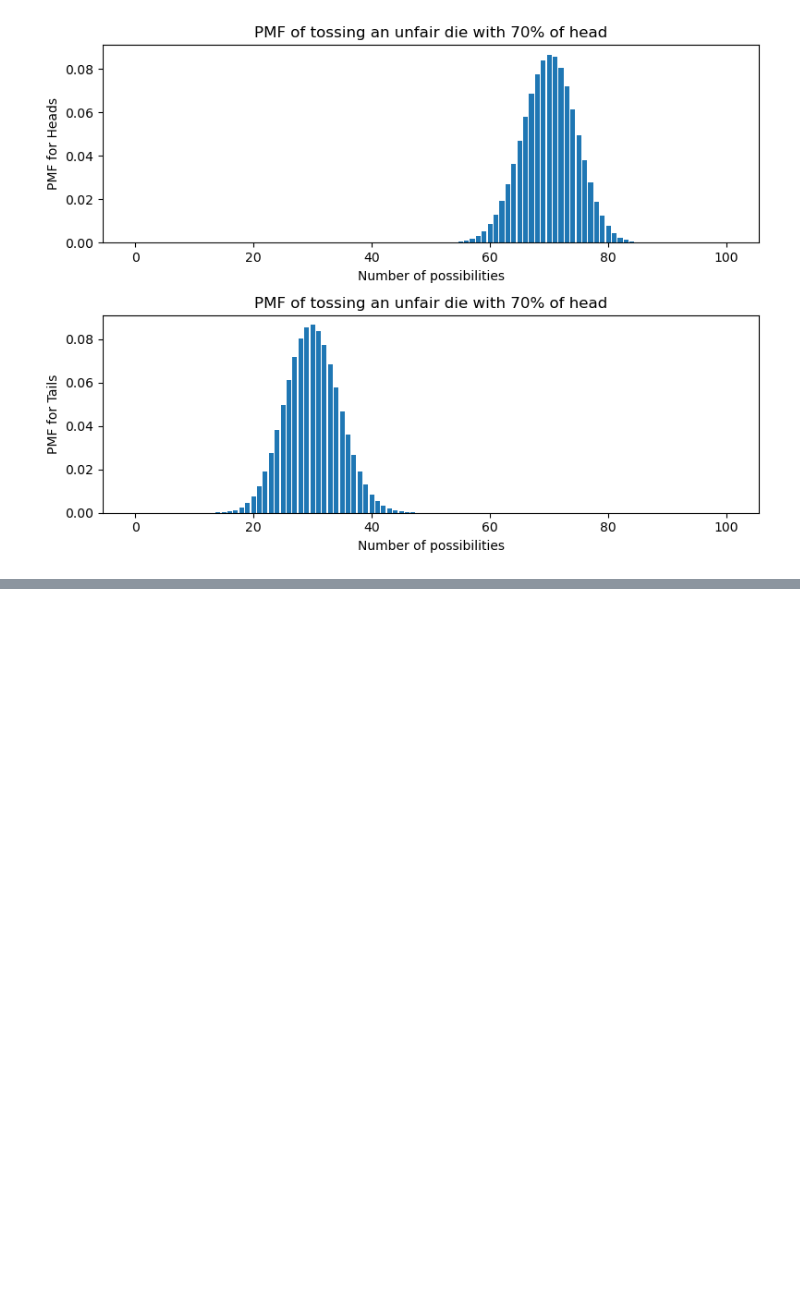
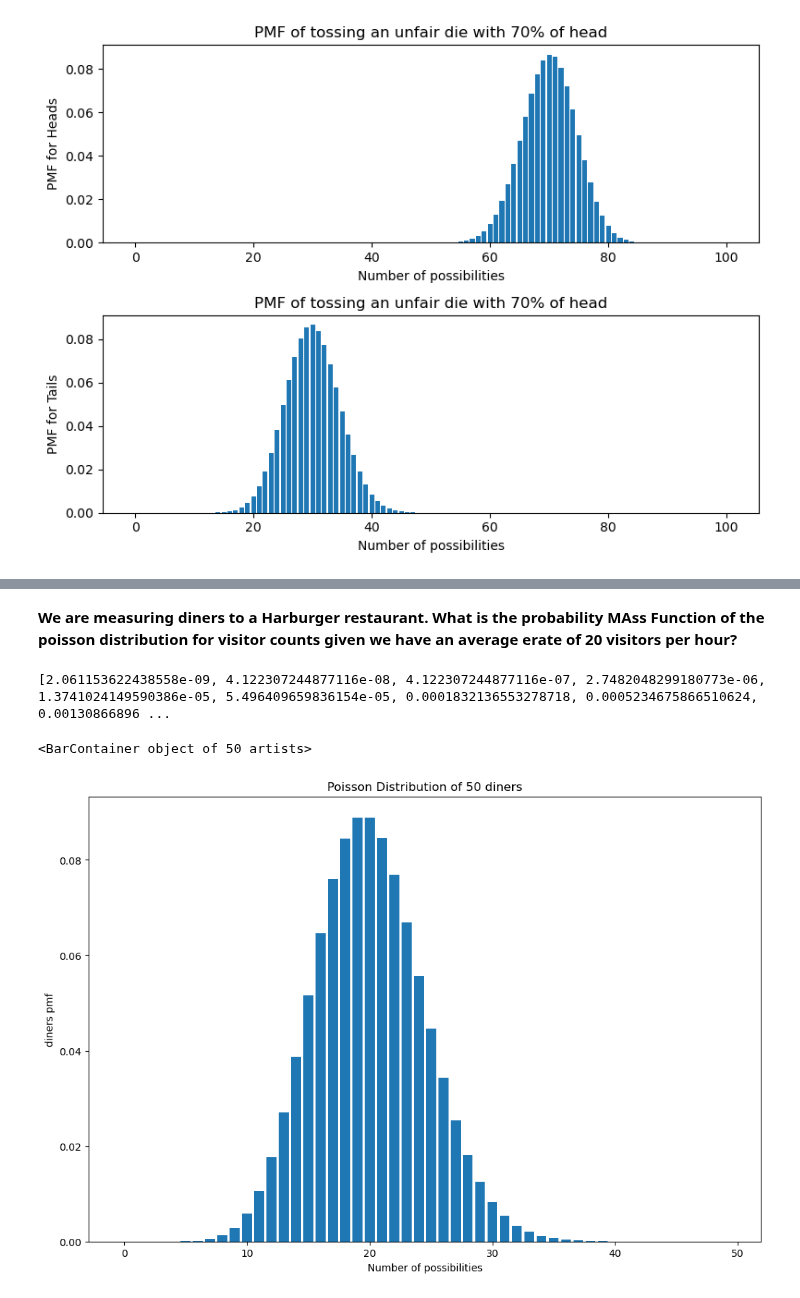
Before and after one commit to andazi/goal-data-science, a Jupyter notebook: Data science tools,statistics and probability/Introduction To Statistics In Data Science.ipynb, the cells around one changed output, grey strips where cells are left out. Drawn from its saved outputs; the diff is of its cells as text; code cells hidden in the pictures; blank space fills up the shorter version.

```diff
--- a/Data science tools,statistics and probability/Introduction To Statistics In Data Science.ipynb
+++ b/Data science tools,statistics and probability/Introduction To Statistics In Data Science.ipynb
@@ -806,3 +811,39 @@ Example include:
 - Number of phone calls received from a call center in a given period of time
 - NUmber of diners at a restaurant on a given day
 - Number of visitors on a given website at a point in time
+# %% [markdown]
+__We are measuring diners to a Harburger restaurant. What is the probability MAss Function of the poisson distribution for visitor counts given we have an average erate of 20 visitors per hour?__
+# %%
+# PMF of a poisson distribtuion
+
+k = 50
+lmbda = 20
+pmf = []
+
+for i in range(k):
+    prob = (np.exp(-lmbda) * lmbda**i) / np.math.factorial(i)
+    pmf.append(prob)
+
+print(pmf)
+# %% [output]
+[2.061153622438558e-09, 4.122307244877116e-08, 4.122307244877116e-07, 2.7482048299180773e-06, 1.3741024149590386e-05, 5.496409659836154e-05, 0.0001832136553278718, 0.0005234675866510624, 0.00130866896 ...
+# %%
+n_diners = 20
+
+diner_distribution = stats.poisson(n_diners)
+
+possible_diners = list(range(50))
+
+# PMF of a poisson distribution
+diner_pmf = diner_distribution.pmf(possible_diners)
+
+fig,axs = plt.subplots(figsize=(12,8))
+
+axs.set_ylabel('diners pmf')
+axs.set_xlabel('Number of possibilities')
+axs.set_title('Poisson Distribution of 50 diners')
+
+axs.bar(possible_diners, diner_pmf)
+# %% [output]
+<BarContainer object of 50 artists>
+[figure, added]
```
Also changed, not shown: parts of 12 cells of this notebook.
